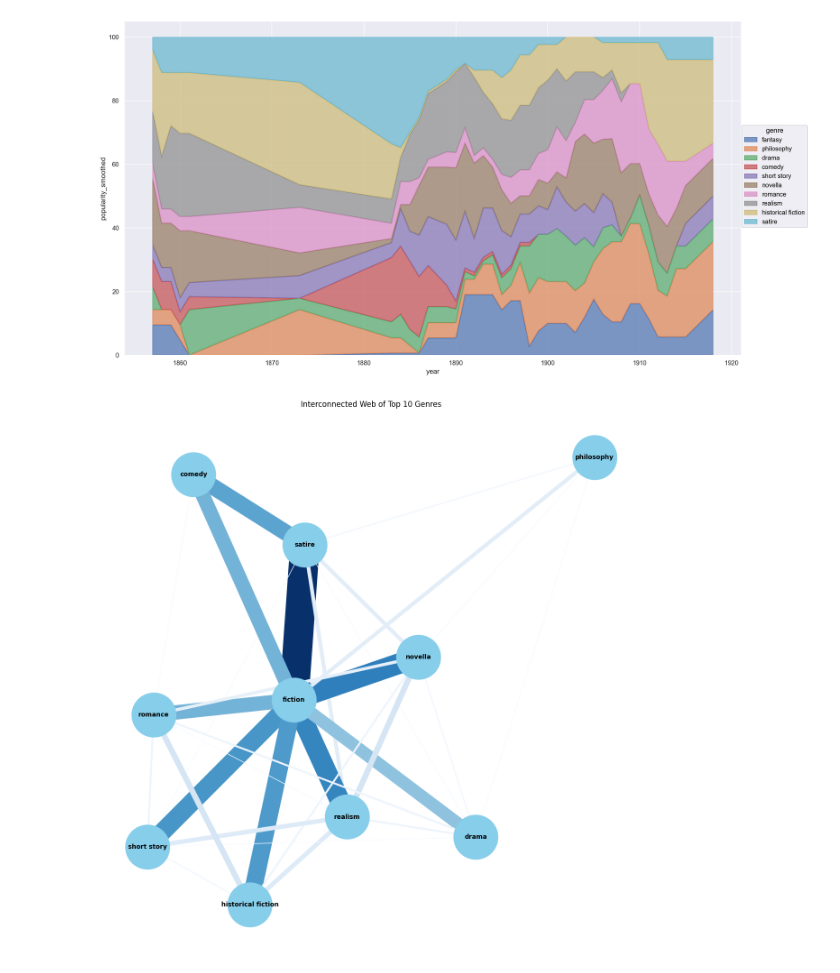
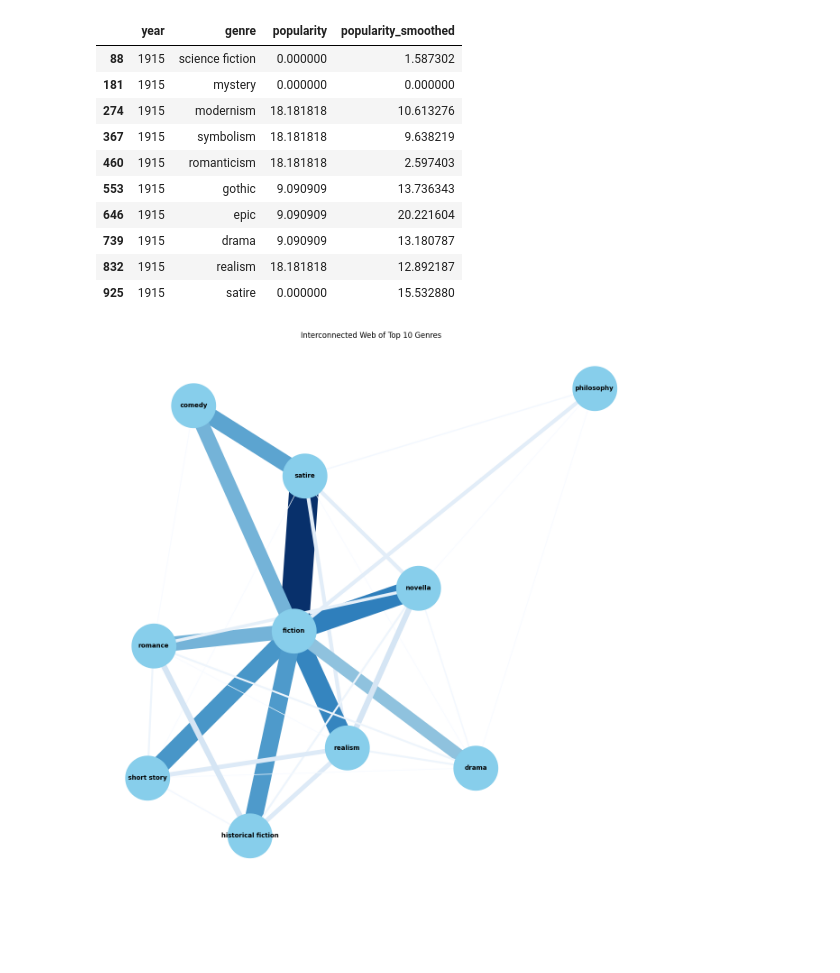
Before and after one commit to AlistairKeiller/russian_lit, a Jupyter notebook: gemini.ipynb, the cells around one changed output. Saved outputs shown, nothing was run; the diff lists cells and outputs as text; code cells hidden in the pictures; blank space fills up the shorter version.

```diff
--- a/gemini.ipynb
+++ b/gemini.ipynb
@@ -170,29 +192,17 @@ so.Plot(
-# %%
-genre_trends = df.explode("genres_list").groupby(["year", "genres_list"]).size().unstack(fill_value=0)
-filtered_genre_trends = genre_trends[genre_trends.sum().sort_values().index[-11:-1]]
-percentage_filtered_genre_trends = (
-    filtered_genre_trends.divide(filtered_genre_trends.sum(axis=1), axis=0) * 100
-).reset_index()
-melted_percentage_filtered_genre_trends = percentage_filtered_genre_trends.melt(
-    id_vars="year", var_name="genre", value_name="popularity"
-)
-
-melted_percentage_filtered_genre_trends["popularity_smoothed"] = (
-    melted_percentage_filtered_genre_trends.groupby("genre")["popularity"].transform(
-        lambda x: x.rolling(window=7, center=True).mean()
-    )
-)
-
-so.Plot(
-    melted_percentage_filtered_genre_trends,
-    "year",
-    "popularity_smoothed",
-    color="genre",
-).add(so.Area(alpha=0.7), so.Stack()).layout(size=(16, 9)).save(
-    "gemini3.png", bbox_inches="tight"
-)
-# %% [output]
-[figure, removed]
+# %%
+melted_percentage_filtered_genre_trends[melted_percentage_filtered_genre_trends["year"] == 1915]
+# %% [output]
+|  | year | genre | popularity | popularity_smoothed |
+| 88 | 1915 | science fiction | 0.000000 | 1.587302 |
+| 181 | 1915 | mystery | 0.000000 | 0.000000 |
+| 274 | 1915 | modernism | 18.181818 | 10.613276 |
+| 367 | 1915 | symbolism | 18.181818 | 9.638219 |
+| 460 | 1915 | romanticism | 18.181818 | 2.597403 |
+| 553 | 1915 | gothic | 9.090909 | 13.736343 |
+| 646 | 1915 | epic | 9.090909 | 20.221604 |
+| 739 | 1915 | drama | 9.090909 | 13.180787 |
+| 832 | 1915 | realism | 18.181818 | 12.892187 |
+| 925 | 1915 | satire | 0.000000 | 15.532880 |
 # %%
 top_genres = df['genres_list'].explode("genres_list").value_counts().head(10).index
 genre_pairs = df['genres_list'].apply(lambda x: [frozenset([a, b]) for i, a in enumerate(x) for b in x[i+1:] if a in top_genres and b in top_genres])
```
Also changed, not shown: parts of 9 cells of this notebook, 4 other files.
